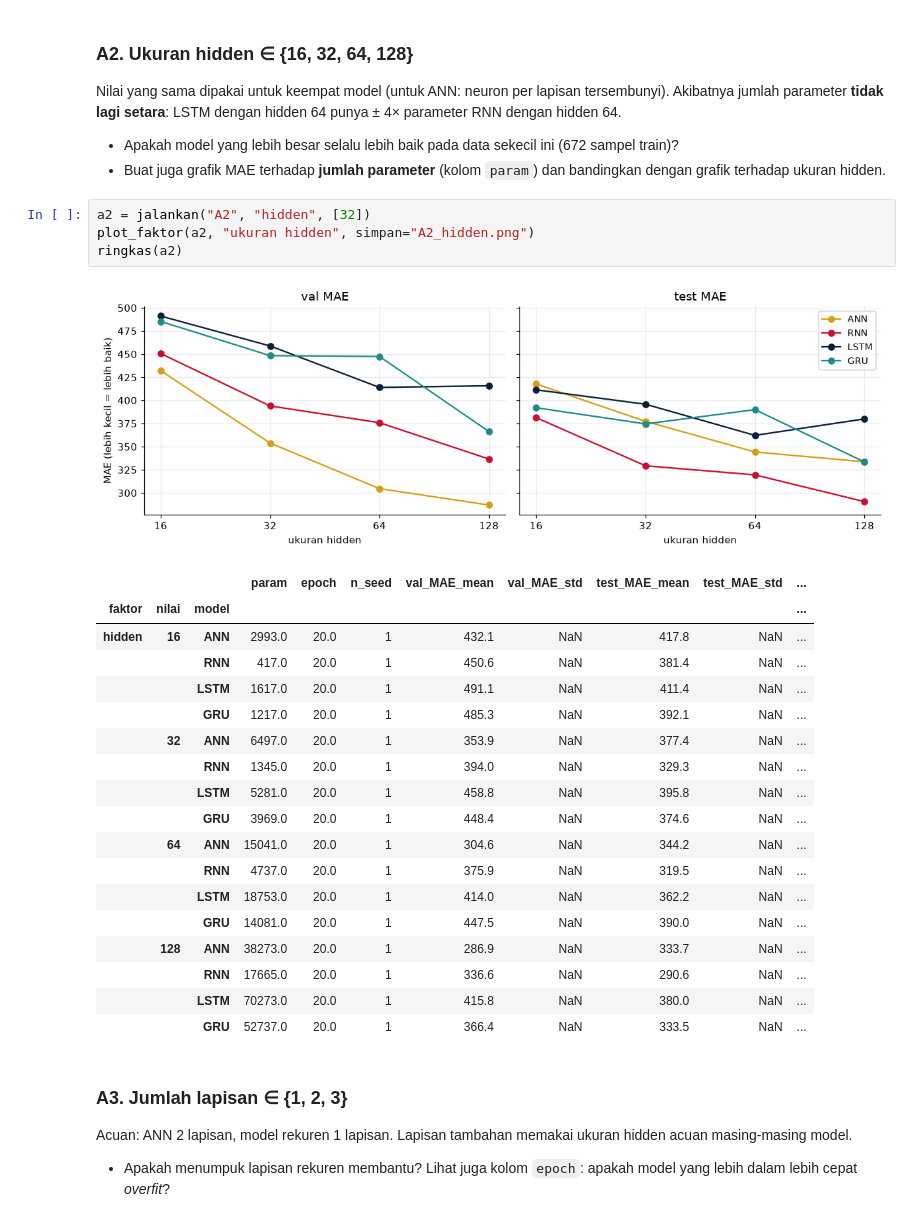
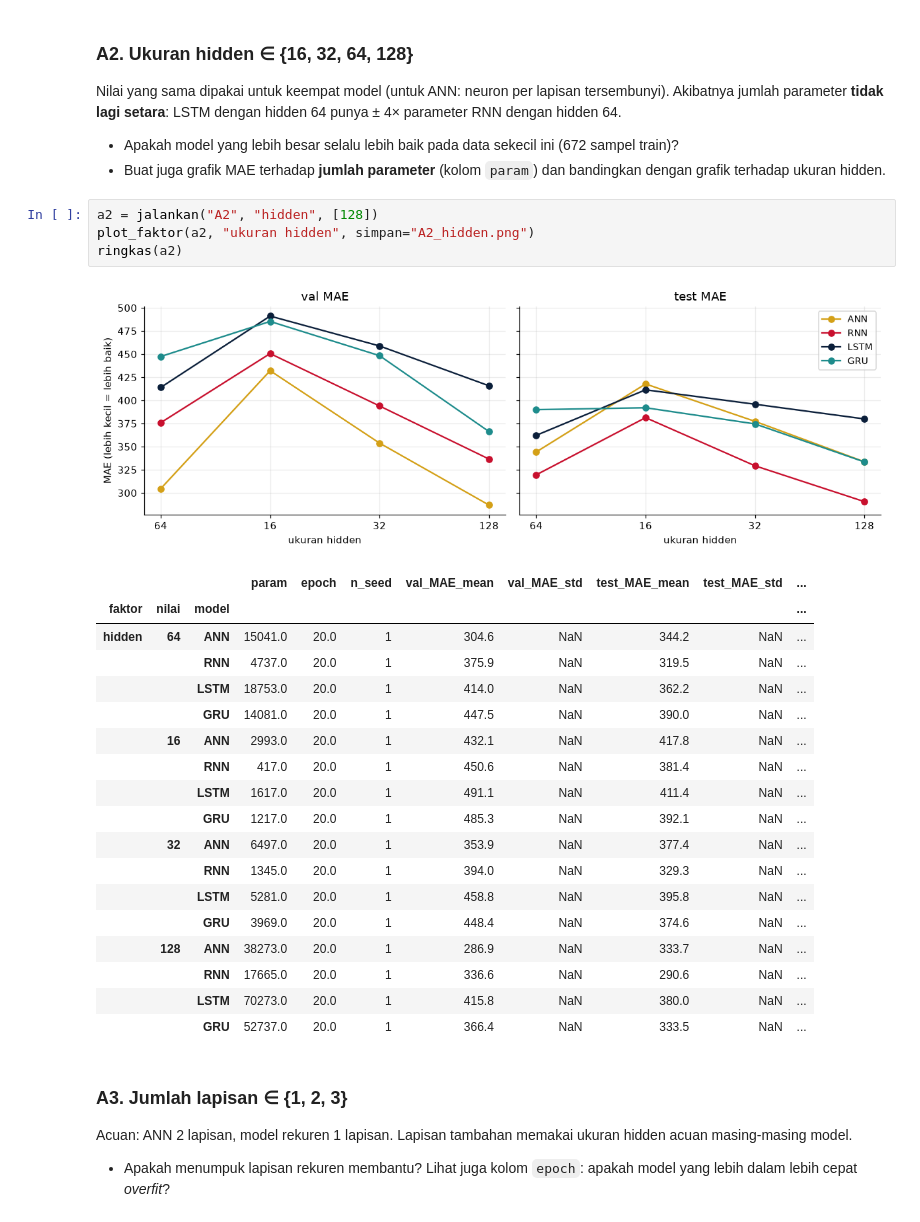
Before and after one commit to adhitngab/dlw-tugas-ra-124400015, a Jupyter notebook: tugas_ablasi.ipynb, the cells around one changed output. Cells and saved outputs as stored; diff of their text form.

```diff
--- a/tugas_ablasi.ipynb
+++ b/tugas_ablasi.ipynb
@@ -465,14 +465,18 @@ Nilai yang sama dipakai untuk keempat model (untuk ANN: neuron per lapisan terse
 - Apakah model yang lebih besar selalu lebih baik pada data sekecil ini (672 sampel train)?
 - Buat juga grafik MAE terhadap **jumlah parameter** (kolom `param`) dan bandingkan dengan grafik terhadap ukuran hidden.
 # %%
-a2 = jalankan("A2", "hidden", [32])
+a2 = jalankan("A2", "hidden", [128])
 plot_faktor(a2, "ukuran hidden", simpan="A2_hidden.png")
 ringkas(a2)
 # %% [output]
-[figure, old version]
+[figure, new version]
 |  |  |  | param | epoch | n_seed | val_MAE_mean | val_MAE_std | test_MAE_mean | test_MAE_std | ... |
 | faktor | nilai | model |  |  |  |  |  |  |  | ... |
-| hidden | 16 | ANN | 2993.0 | 20.0 | 1 | 432.1 | NaN | 417.8 | NaN | ... |
+| hidden | 64 | ANN | 15041.0 | 20.0 | 1 | 304.6 | NaN | 344.2 | NaN | ... |
+|  |  | RNN | 4737.0 | 20.0 | 1 | 375.9 | NaN | 319.5 | NaN | ... |
+|  |  | LSTM | 18753.0 | 20.0 | 1 | 414.0 | NaN | 362.2 | NaN | ... |
+|  |  | GRU | 14081.0 | 20.0 | 1 | 447.5 | NaN | 390.0 | NaN | ... |
+|  | 16 | ANN | 2993.0 | 20.0 | 1 | 432.1 | NaN | 417.8 | NaN | ... |
 |  |  | RNN | 417.0 | 20.0 | 1 | 450.6 | NaN | 381.4 | NaN | ... |
 |  |  | LSTM | 1617.0 | 20.0 | 1 | 491.1 | NaN | 411.4 | NaN | ... |
 |  |  | GRU | 1217.0 | 20.0 | 1 | 485.3 | NaN | 392.1 | NaN | ... |
@@ -480,10 +484,6 @@ ringkas(a2)
 |  |  | RNN | 1345.0 | 20.0 | 1 | 394.0 | NaN | 329.3 | NaN | ... |
 |  |  | LSTM | 5281.0 | 20.0 | 1 | 458.8 | NaN | 395.8 | NaN | ... |
 |  |  | GRU | 3969.0 | 20.0 | 1 | 448.4 | NaN | 374.6 | NaN | ... |
-|  | 64 | ANN | 15041.0 | 20.0 | 1 | 304.6 | NaN | 344.2 | NaN | ... |
-|  |  | RNN | 4737.0 | 20.0 | 1 | 375.9 | NaN | 319.5 | NaN | ... |
-|  |  | LSTM | 18753.0 | 20.0 | 1 | 414.0 | NaN | 362.2 | NaN | ... |
-|  |  | GRU | 14081.0 | 20.0 | 1 | 447.5 | NaN | 390.0 | NaN | ... |
 |  | 128 | ANN | 38273.0 | 20.0 | 1 | 286.9 | NaN | 333.7 | NaN | ... |
 |  |  | RNN | 17665.0 | 20.0 | 1 | 336.6 | NaN | 290.6 | NaN | ... |
 |  |  | LSTM | 70273.0 | 20.0 | 1 | 415.8 | NaN | 380.0 | NaN | ... |
```
Also changed, not shown: parts of 8 cells of this notebook, 7 other files.
